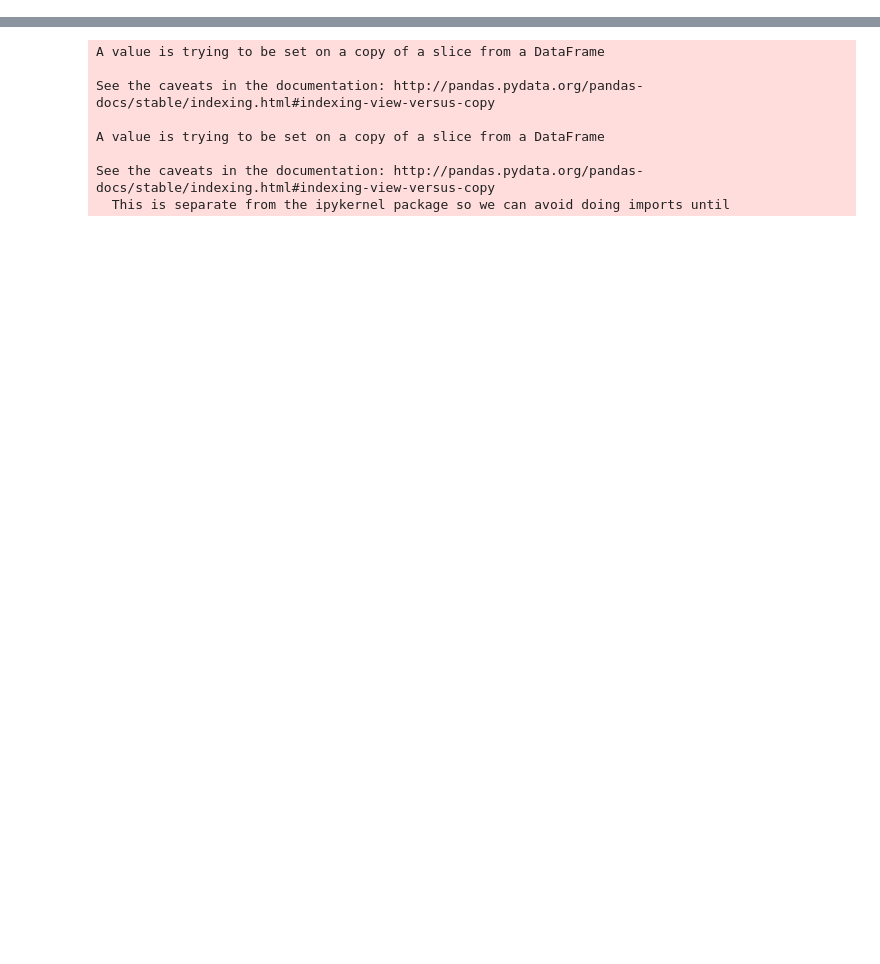
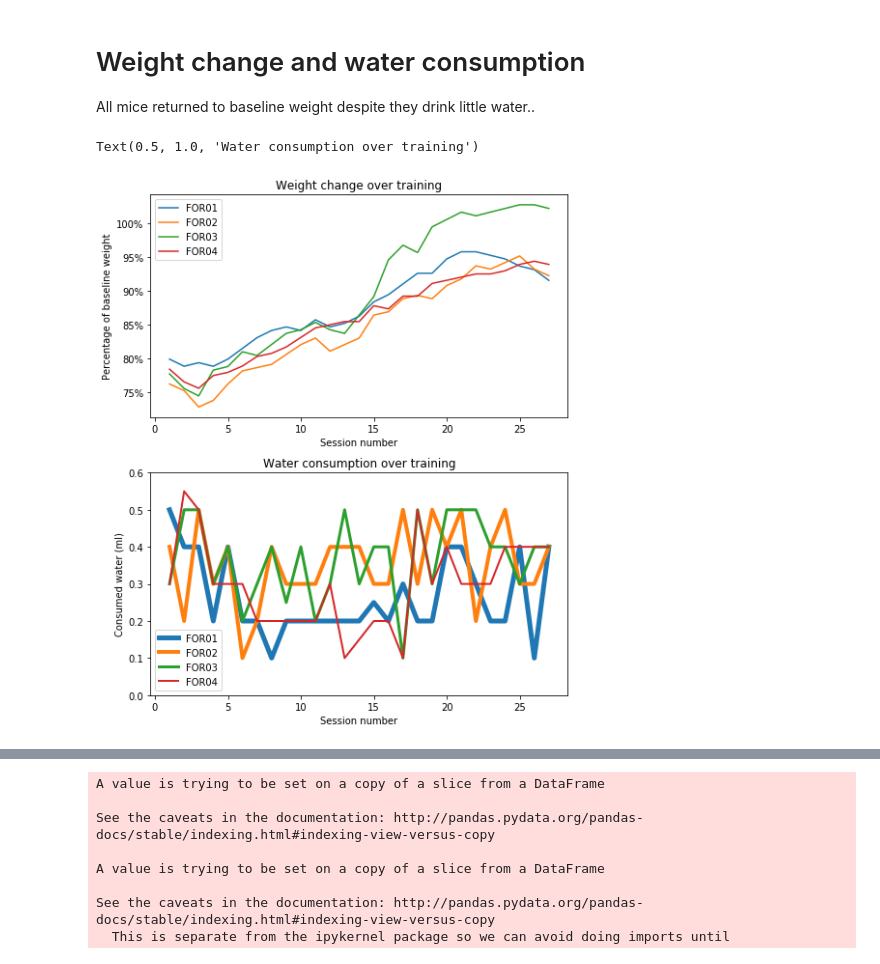
Before and after one commit to rozmar/DataPipeline, a Jupyter notebook: foraging_analysis.ipynb, the cells around one changed output, grey strips where cells are left out. Saved outputs shown, nothing was run; the diff lists cells and outputs as text; code cells hidden in the pictures; blank space fills up the shorter version.

```diff
--- a/foraging_analysis.ipynb
+++ b/foraging_analysis.ipynb
@@ -9,0 +13,33 @@ import matplotlib.pyplot as plt
+# %% [markdown]
+# Weight change and water consumption
+All mice returned to baseline weight despite they drink little water..
+# %%
+df_subject_wr=pd.DataFrame(lab.WaterRestriction() * experiment.Session() * experiment.SessionDetails)
+subject_names = df_subject_wr['water_restriction_number'].unique()
+subject_names.sort()
+fig=plt.figure()
+ax_weight=fig.add_axes([0,0,1,.8])
+for i,subject in enumerate(subject_names):
+    idx = df_subject_wr['water_restriction_number'] == subject
+    weights = df_subject_wr['session_weight'][idx] /df_subject_wr['wr_start_weight'][idx]
+    ax_weight.plot(range(1,len(weights)+1),weights.values)
+vals = ax_weight.get_yticks()
+ax_weight.set_yticklabels(['{:,.0%}'.format(x) for x in vals])
+ax_weight.set_ylabel('Percentage of baseline weight')
+ax_weight.set_xlabel('Session number')
+ax_weight.legend(subject_names)
+ax_weight.set_title('Weight change over training')
+
+ax_water = fig.add_axes([0,-1,1,.8])
+for i,subject in enumerate(subject_names):
+    idx = df_subject_wr['water_restriction_number'] == subject
+    water = df_subject_wr['session_water_earned'][idx]
+    ax_water.plot(range(1,len(water)+1),water.values,linewidth=len(subject_names)+1-i)
+ax_water.set_ylabel('Consumed water (ml)')
+ax_water.set_xlabel('Session number')
+ax_water.set_ylim(0, .6)
+ax_water.legend(subject_names)
+ax_water.set_title('Water consumption over training')
+# %% [output]
+Text(0.5, 1.0, 'Water consumption over training')
+[figure, added]
```
Also changed, not shown: parts of 9 cells of this notebook.
